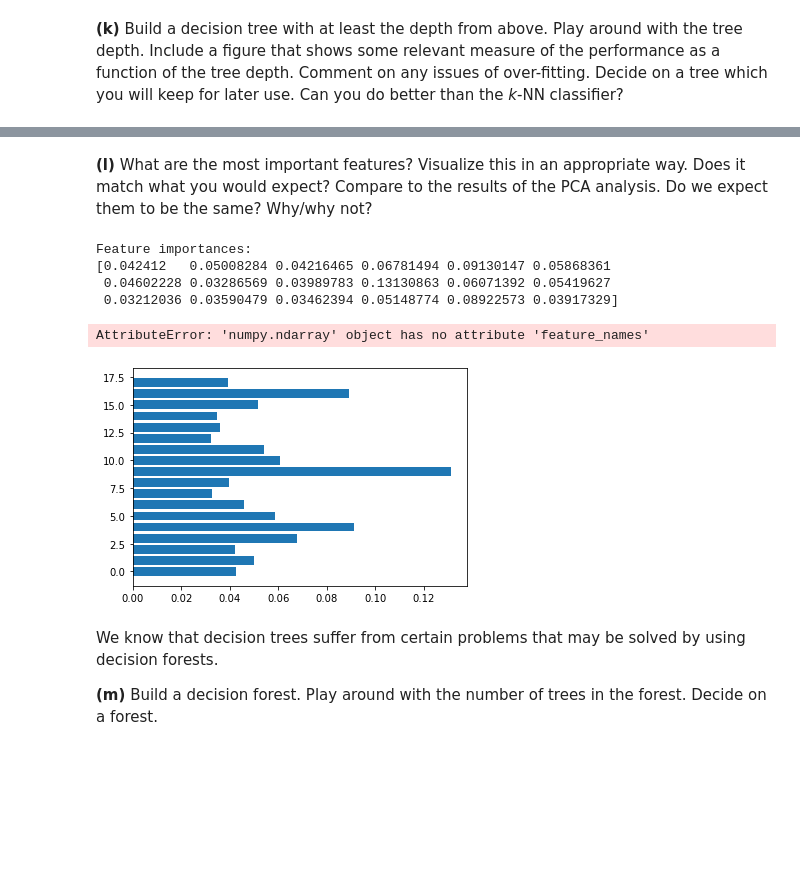
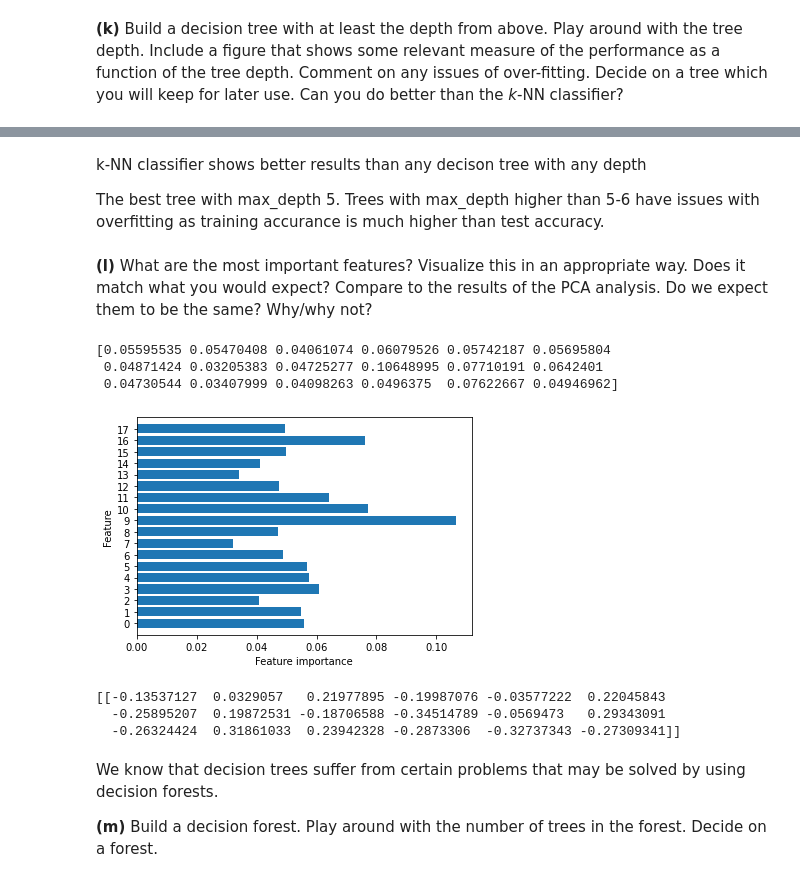
Before and after one commit to Beadhangerone/MAL, a Jupyter notebook: MAL1 Project 2022.ipynb, the cells around one changed output, grey strips where cells are left out. Drawn from its saved outputs; the diff is of its cells as text; code cells hidden in the pictures; blank space fills up the shorter version.

```diff
--- a/MAL1 Project 2022.ipynb
+++ b/MAL1 Project 2022.ipynb
@@ -2377,0 +2415,23 @@ plt.legend();
+# %%
+
+## Lets do Pre-prunning
+X_train, X_test , y_train, y_test = train_test_split(X_Databorg, Y_Databorg, test_size=0.5, random_state=69)
+
+training_accuracy = []
+test_accuracy = []
+
+ks = range(1, 16)
+
+for k in ks:
+    clf = DecisionTreeClassifier(max_depth=k, random_state=0)
+    clf.fit(X_train, y_train)
+    # record training set accuracy
+    training_accuracy.append(clf.score(X_train, y_train))
+    # record generalization accuracy
+    test_accuracy.append(clf.score(X_test, y_test))
+
+plt.plot(ks, training_accuracy, label="training accuracy")
+plt.plot(ks, test_accuracy, label="test accuracy")
+plt.ylabel("Accuracy")
+plt.xlabel("max_depth")
+plt.legend();
@@ -2378,24 +2440,44 @@ plt.legend();
+# %% [markdown]
+
+k-NN classifier shows better results than any decison tree with any depth
+
+The best tree with max_depth 5. Trees with max_depth higher than 5-6 have issues with overfitting as training accurance is much higher than test accuracy.
 # %% [markdown]
 __(l)__ What are the most important features? Visualize this in an appropriate way. Does it match what you would expect? Compare to the results of the PCA analysis. Do we expect them to be the same? Why/why not?
 # %%
-tree = DecisionTreeClassifier(max_depth = 10, random_state = 69)
-tree.fit(X_train, y_train)
-print("Feature importances:\n{}".format(tree.feature_importances_))
-def plot_feature_importances_cancer(model):
-    n_features = X_Databorg.shape[1]
-    plt.barh(range(n_features), model.feature_importances_, align='center')
-    plt.yticks(np.arange(n_features), X_Databorg.feature_names)
-    plt.xlabel("Feature importance")
+#Nikita
+print(clf.feature_importances_)
+
+values = np.load('datasets/4/X_Databorg.npy')
+keys = np.load('datasets/4/Y_Databorg.npy')
+
+def plot_feature_importance(model):
+    n_features = values.data.shape[1]
+    plt.barh(np.arange(n_features), model, align='center')
+    plt.yticks(np.arange(n_features))
+    plt.xlabel('Feature importance')
     plt.ylabel("Feature")
+    plt.ylim(-1, n_features)
 
-plot_feature_importances_cancer(tree)
+plot_feature_importance(clf.feature_importances_)
 # %% [output]
-Feature importances:
-[0.042412   0.05008284 0.04216465 0.06781494 0.09130147 0.05868361
- 0.04602228 0.03286569 0.03989783 0.13130863 0.06071392 0.05419627
- 0.03212036 0.03590479 0.03462394 0.05148774 0.08922573 0.03917329]
+[0.05595535 0.05470408 0.04061074 0.06079526 0.05742187 0.05695804
+ 0.04871424 0.03205383 0.04725277 0.10648995 0.07710191 0.0642401
+ 0.04730544 0.03407999 0.04098263 0.0496375  0.07622667 0.04946962]
-AttributeError: 'numpy.ndarray' object has no attribute 'feature_names'
-[figure, old version]
+[figure, new version]
+# %%
+
+Xs = StandardScaler().fit_transform(values)
+pca = decomposition.PCA(n_components=1)
+res = pca.fit_transform(Xs)
+pca.explained_variance_ratio_
+
+print(pca.components_)
+#plot_feature_importance(pca.components_)
+# %% [output]
+[[-0.13537127  0.0329057   0.21977895 -0.19987076 -0.03577222  0.22045843
+  -0.25895207  0.19872531 -0.18706588 -0.34514789 -0.0569473   0.29343091
+  -0.26324424  0.31861033  0.23942328 -0.2873306  -0.32737343 -0.27309341]]
 # %% [markdown]
 We know that decision trees suffer from certain problems that may be solved by using decision forests.
 
```
Also changed, not shown: parts of 38 cells of this notebook.
